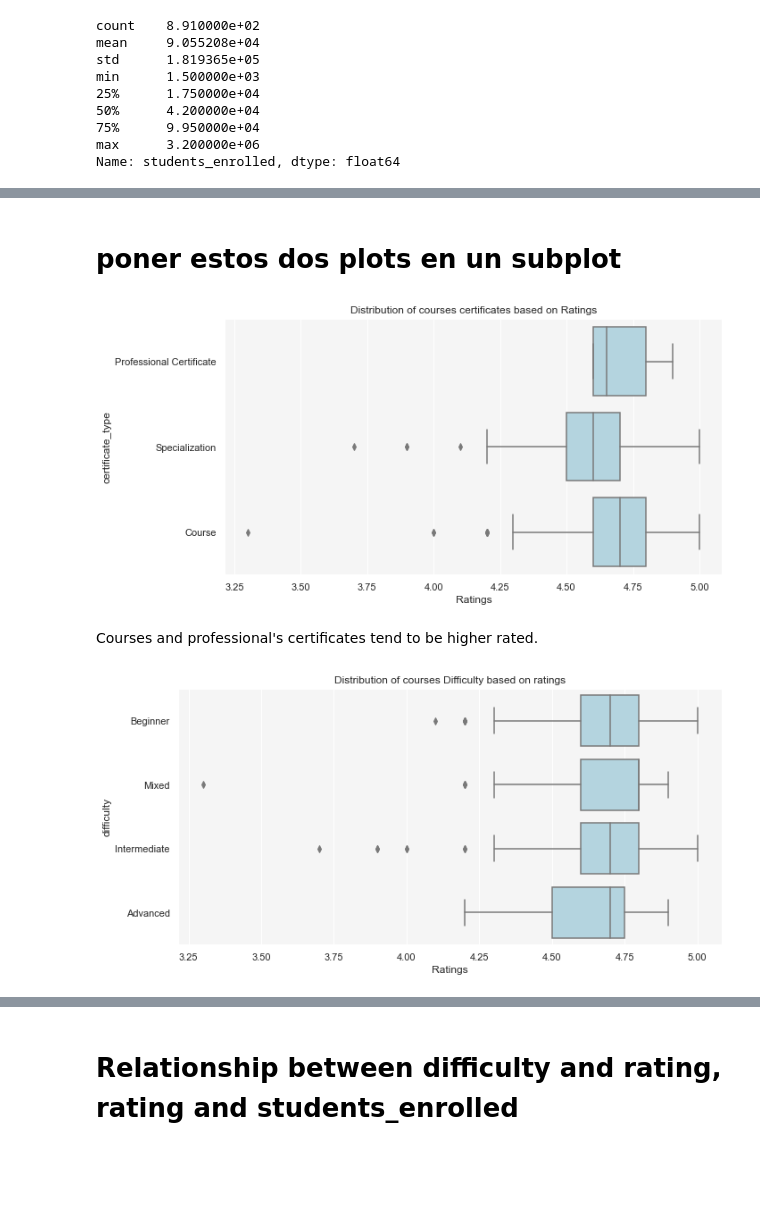
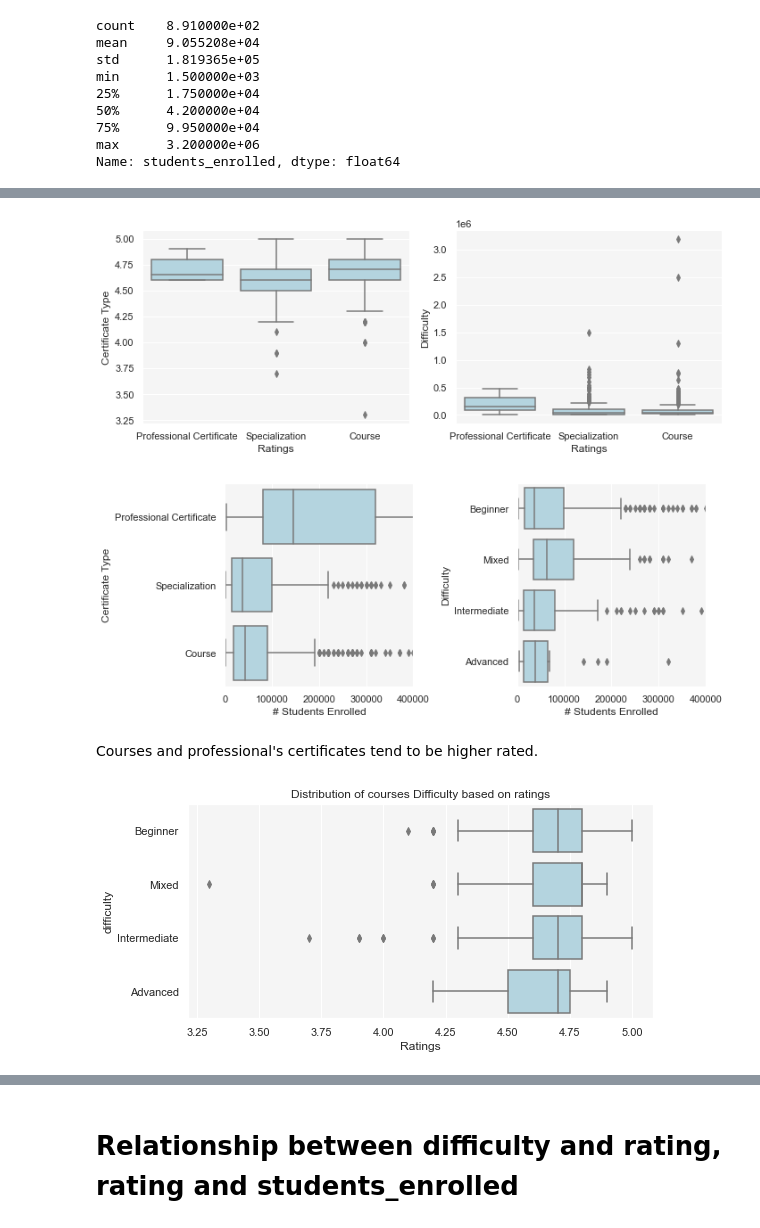
Before and after one commit to patosorio/Coursera-course-analysis, a Jupyter notebook: Coursera Course Analysis.ipynb, the cells around one changed output, grey strips where cells are left out. Cells and saved outputs as stored; diff of their text form; code cells hidden in the pictures; blank space fills up the shorter version.

```diff
--- a/Coursera Course Analysis.ipynb
+++ b/Coursera Course Analysis.ipynb
@@ -163,11 +158,11 @@ df.head()
 hist_data = [df['difficulty'].value_counts(), df['certificate_type'].value_counts()]
 titles = ['Courses Difficulty Distribution', 'Courses Certificates Distribution']
 
-fig, ax = plt.subplots(1, 2, figsize=(15,5))
-plt.rcParams.update({'font.size': 12})
+fig, ax = plt.subplots(1, 2, figsize=(8,4))
+plt.rcParams.update({'font.size': 11})
 
 for i, data in enumerate(hist_data):
-    ax[i].pie(data.values, labels = data.index, autopct='%1.1f%%')
+    ax[i].pie(data.values, labels = data.index, autopct='%1.2f%%')
     ax[i].set_title(titles[i])
 
 fig.tight_layout()
@@ -207,0 +212,23 @@ I observe a left skewed distribution, meaning that all the vast majority of poin
+# %%
+# Visualizing the distribution of ratings and students enrolled
+
+hist_data = [df['rating'].values, df['students_enrolled'].values]
+xlabels = ['Ratings', 'Students Enrolled']
+ylabels = ['# of Courses'] * 2
+bins = [16,200]
+
+fig, ax = plt.subplots(1, 2, figsize=(8,4))
+sns.set(font_scale=1.5)
+
+for i, data in enumerate(hist_data):
+    sns.histplot(data, kde=False, bins=bins[i], color="lightblue", ax=ax.flat[i])
+    # we use flat to access to each element of the ax array
+    ax.flat[i].set_xlabel(xlabels[i])
+    ax.flat[i].set_ylabel(ylabels[i])
+    if i == 0:
+        ax.flat[i].set_xlim(4.0, 5.0)
+    elif i == 1:
+        ax.flat[i].set_xlim(0.0, 1000000.0)
+
+fig.tight_layout()
+plt.show()
@@ -295,25 +267,52 @@ plt.show()
-# %% [markdown]
-# poner estos dos plots en un subplot
 # %%
 # mask of values less than 250.000
 
-fig = plt.figure(figsize=(10,5))
+ydata = [df['rating'], df['students_enrolled']]
+ylabels = ['Certificate Type', 'Difficulty']
+xlabels = ['Ratings'] * 2
+
+fig, ax = plt.subplots(1, 2, figsize=(10,4))
 sns.set(font_scale=1.5)
 sns.set(rc={'axes.facecolor':'whitesmoke'})
 
-sns.boxplot(x=df["rating"], y=df["certificate_type"], color='lightblue')
-plt.title("Distribution of courses certificates based on Ratings")
-plt.xlabel("Ratings")
+for i, data in enumerate(ydata):
+    sns.boxplot(x=df['certificate_type'], y=ydata[i], color='lightblue', ax=ax.flat[i])
+    ax.flat[i].set_xlabel(xlabels[i])
+    ax.flat[i].set_ylabel(ylabels[i])
 
 fig.tight_layout()
 plt.show()
 # %% [output]
-[figure, old version]
+[figure, new version]
+# %%
+# mask of values less than 250.000
+
+ydata = [df['certificate_type'], df['difficulty']]
+ylabels = ['Certificate Type', 'Difficulty']
+xlabels = ['# Students Enrolled'] * 2
+
+fig, ax = plt.subplots(1, 2, figsize=(10,4))
+sns.set(font_scale=1.5)
+sns.set(rc={'axes.facecolor':'whitesmoke'})
+
+for i, data in enumerate(ydata):
+    sns.boxplot(x=df['students_enrolled'], y=ydata[i], color='lightblue', ax=ax.flat[i])
+    ax.flat[i].set_xlabel(xlabels[i])
+    ax.flat[i].set_ylabel(ylabels[i])
+    if i == 0:
+        ax.flat[i].set_xlim(0.0, 400000.0)
+    elif i == 1:
+        ax.flat[i].set_xlim(0.0, 400000.0)
+
+fig.tight_layout()
+plt.show()
+# %% [output]
+[figure, added]
 # %% [markdown]
 Courses and professional's certificates tend to be higher rated.
 # %%
 
-fig = plt.figure(figsize=(10,5))
+fig = plt.figure(figsize=(8,4))
 sns.set(font_scale=1.5)
 sns.set(rc={'axes.facecolor':'whitesmoke'})
 
@@ -324,5 +323,5 @@ plt.xlabel("Ratings")
 fig.tight_layout()
 plt.show()
 # %% [output]
-[figure, old version]
+[figure, new version]
 # %%
```
Also changed, not shown: parts of 22 cells of this notebook.
